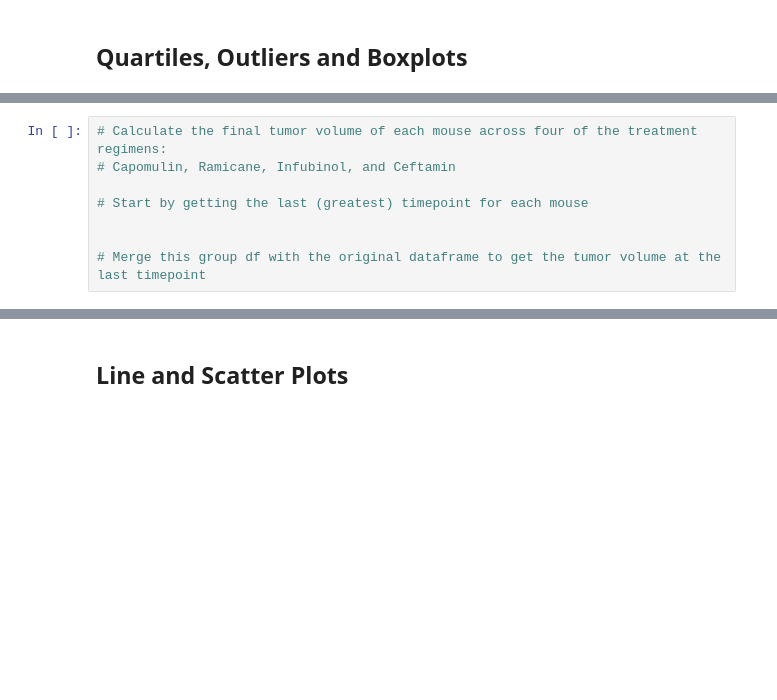
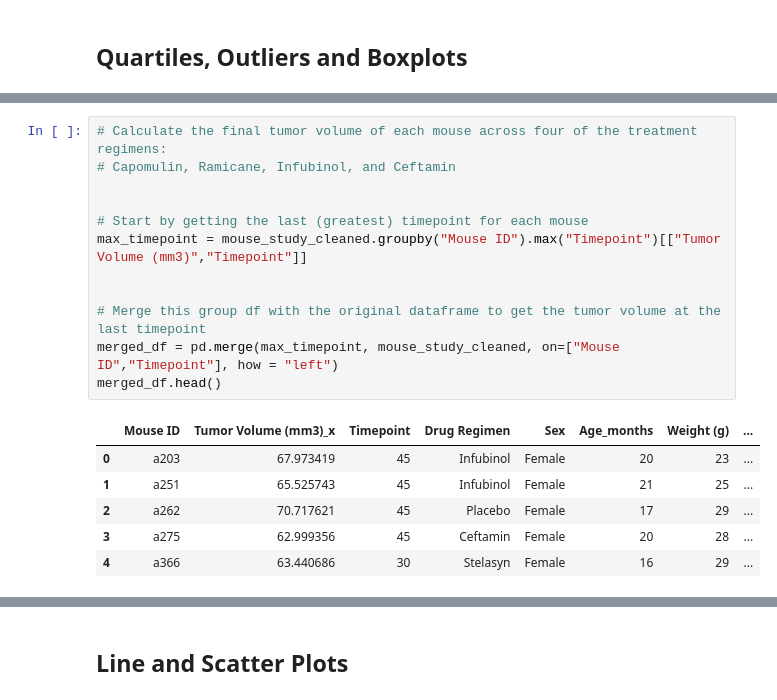
Before and after one commit to anyren/SquamousCellCarcinoma_trials, a Jupyter notebook: Pymaceuticals/pymaceuticals_analysis.ipynb, the cells around one changed output, grey strips where cells are left out. Drawn from its saved outputs; the diff is of its cells as text; blank space fills up the shorter version.

```diff
--- a/Pymaceuticals/pymaceuticals_analysis.ipynb
+++ b/Pymaceuticals/pymaceuticals_analysis.ipynb
@@ -206,8 +217,19 @@ plt.show()
 # %%
 # Calculate the final tumor volume of each mouse across four of the treatment regimens:
 # Capomulin, Ramicane, Infubinol, and Ceftamin
 
+
 # Start by getting the last (greatest) timepoint for each mouse
+max_timepoint = mouse_study_cleaned.groupby("Mouse ID").max("Timepoint")[["Tumor Volume (mm3)","Timepoint"]]
 
 
 # Merge this group df with the original dataframe to get the tumor volume at the last timepoint
+merged_df = pd.merge(max_timepoint, mouse_study_cleaned, on=["Mouse ID","Timepoint"], how = "left")
+merged_df.head()
+# %% [output]
+|  | Mouse ID | Tumor Volume (mm3)_x | Timepoint | Drug Regimen | Sex | Age_months | Weight (g) | ... |
+| 0 | a203 | 67.973419 | 45 | Infubinol | Female | 20 | 23 | ... |
+| 1 | a251 | 65.525743 | 45 | Infubinol | Female | 21 | 25 | ... |
+| 2 | a262 | 70.717621 | 45 | Placebo | Female | 17 | 29 | ... |
+| 3 | a275 | 62.999356 | 45 | Ceftamin | Female | 20 | 28 | ... |
+| 4 | a366 | 63.440686 | 30 | Stelasyn | Female | 16 | 29 | ... |
```
Also changed, not shown: parts of 11 cells of this notebook.
